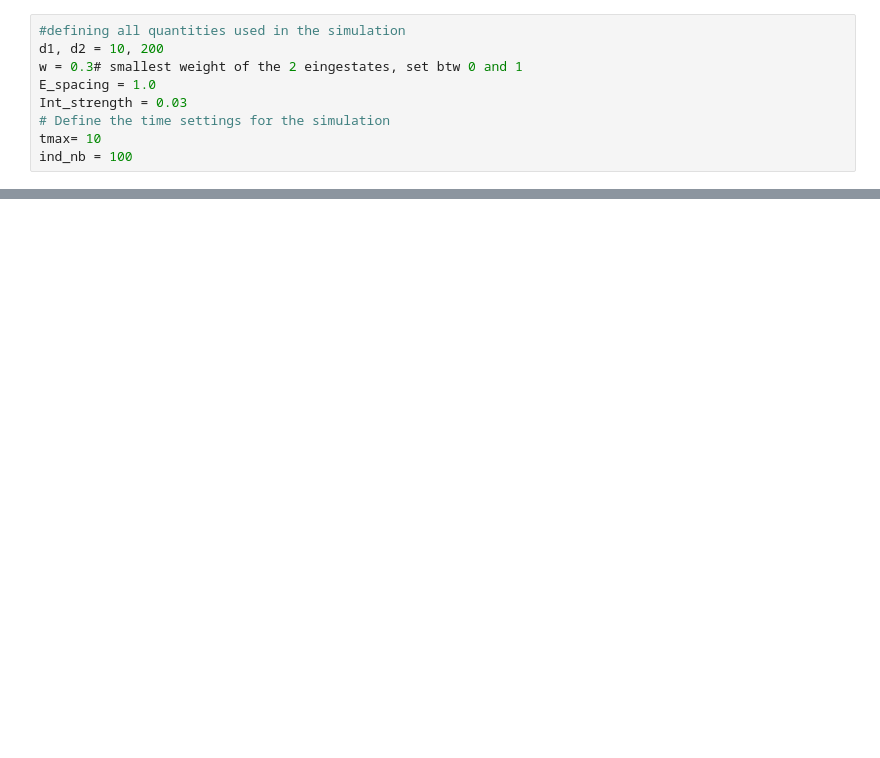
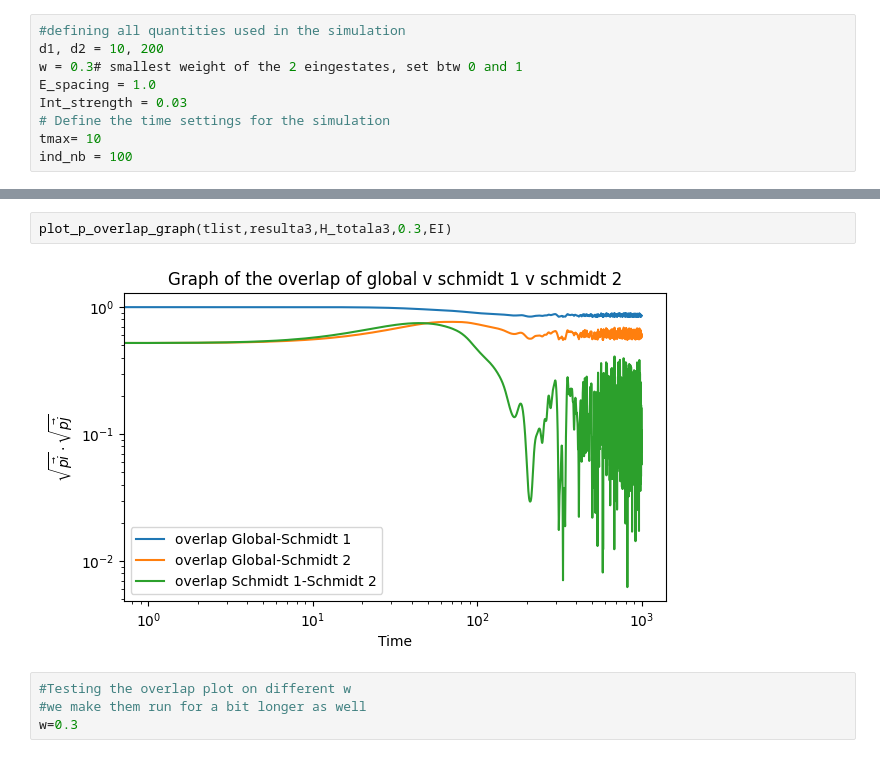
Before and after one commit to MarinAndreGirard/Quantum_Branching, a Jupyter notebook: overlap_study.ipynb, the cells around one changed output, grey strips where cells are left out. Cells and saved outputs as stored; diff of their text form; blank space fills up the shorter version.

```diff
--- a/overlap_study.ipynb
+++ b/overlap_study.ipynb
@@ -39,0 +41,8 @@ plot_p_overlap_graph(tlist,resulta3,H_totala3)
+# %%
+plot_p_overlap_graph(tlist,resulta3,H_totala3,0.3,EI)
+# %% [output]
+[figure, added]
+# %%
+#Testing the overlap plot on different w
+#we make them run for a bit longer as well
+w=0.3
```
Also changed, not shown: parts of 12 cells of this notebook, 18 other files.
